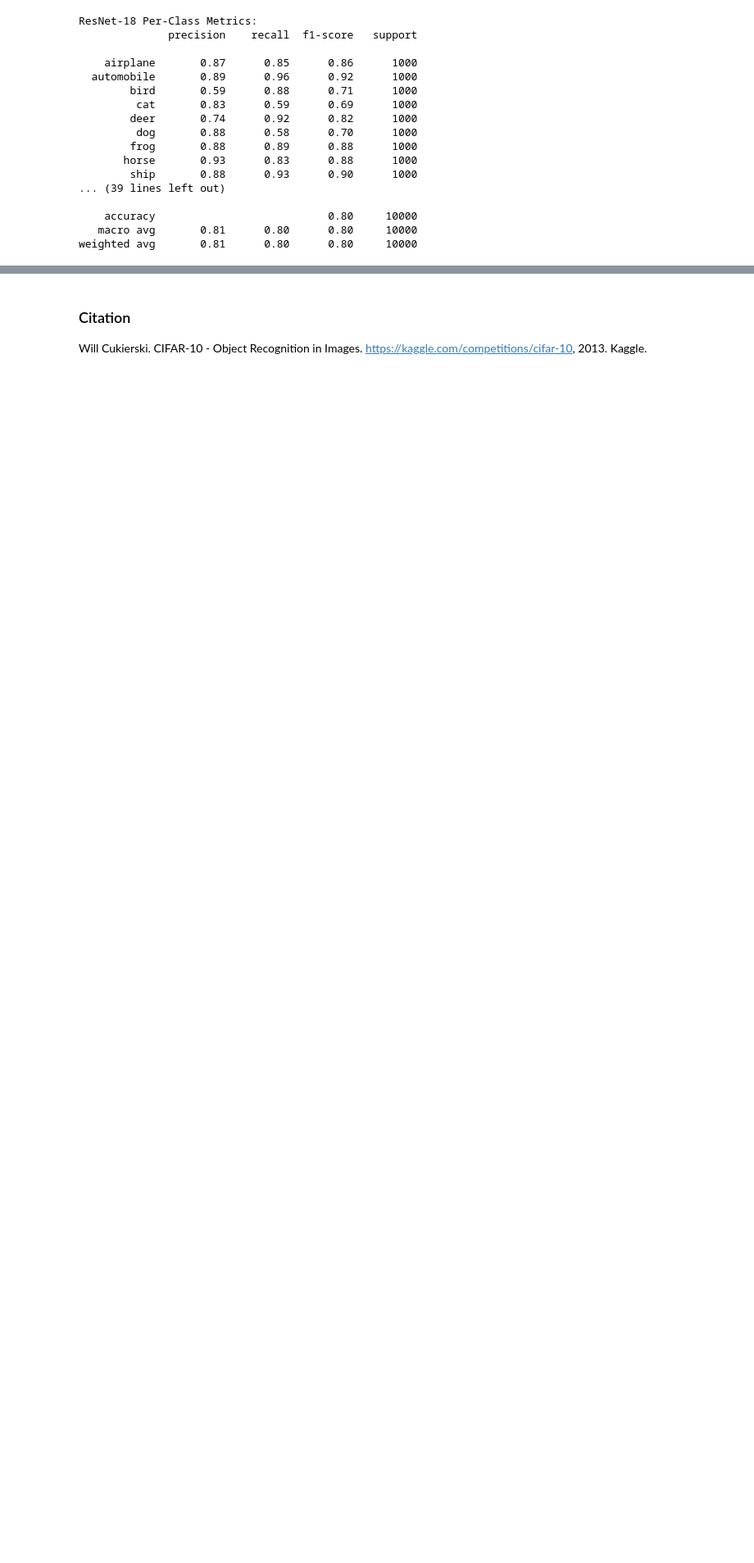
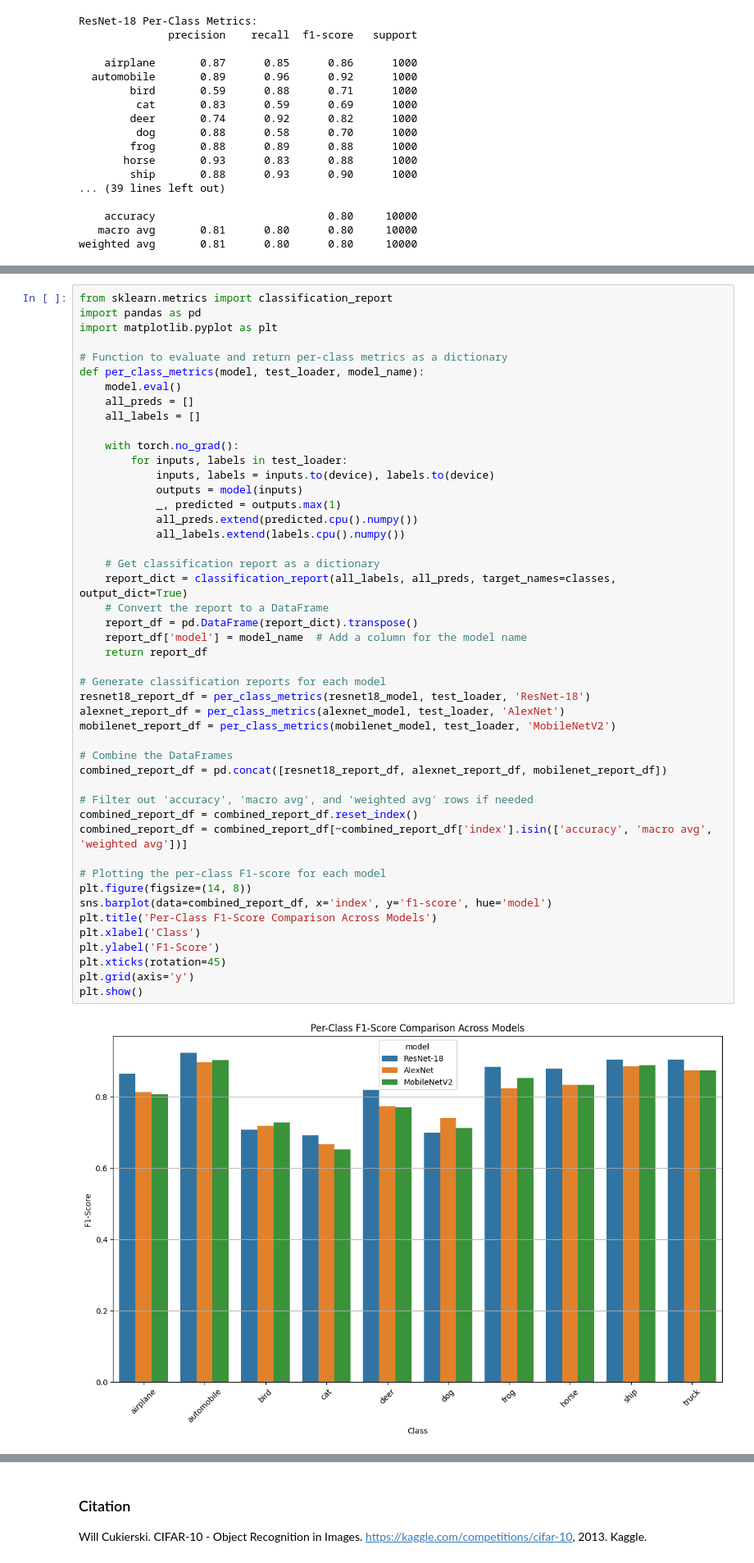
Before and after one commit to Chayonimeu/CNNs-for-image-classification, a Jupyter notebook: Final_Implementation_A2.ipynb, the cells around one changed output, grey strips where cells are left out. Shown at 82% size. Cells and saved outputs as stored; diff of their text form; blank space fills up the shorter version.

```diff
--- a/Final_Implementation_A2.ipynb
+++ b/Final_Implementation_A2.ipynb
@@ -575,0 +613,49 @@ plot_training_curves(train_acc_list, val_acc_list, metric_name='Accuracy')
+# %%
+from sklearn.metrics import classification_report
+import pandas as pd
+import matplotlib.pyplot as plt
+
+# Function to evaluate and return per-class metrics as a dictionary
+def per_class_metrics(model, test_loader, model_name):
+    model.eval()
+    all_preds = []
+    all_labels = []
+
+    with torch.no_grad():
+        for inputs, labels in test_loader:
+            inputs, labels = inputs.to(device), labels.to(device)
+            outputs = model(inputs)
+            _, predicted = outputs.max(1)
+            all_preds.extend(predicted.cpu().numpy())
+            all_labels.extend(labels.cpu().numpy())
+
+    # Get classification report as a dictionary
+    report_dict = classification_report(all_labels, all_preds, target_names=classes, output_dict=True)
+    # Convert the report to a DataFrame
+    report_df = pd.DataFrame(report_dict).transpose()
+    report_df['model'] = model_name  # Add a column for the model name
+    return report_df
+
+# Generate classification reports for each model
+resnet18_report_df = per_class_metrics(resnet18_model, test_loader, 'ResNet-18')
+alexnet_report_df = per_class_metrics(alexnet_model, test_loader, 'AlexNet')
+mobilenet_report_df = per_class_metrics(mobilenet_model, test_loader, 'MobileNetV2')
+
+# Combine the DataFrames
+combined_report_df = pd.concat([resnet18_report_df, alexnet_report_df, mobilenet_report_df])
+
+# Filter out 'accuracy', 'macro avg', and 'weighted avg' rows if needed
+combined_report_df = combined_report_df.reset_index()
+combined_report_df = combined_report_df[~combined_report_df['index'].isin(['accuracy', 'macro avg', 'weighted avg'])]
+
+# Plotting the per-class F1-score for each model
+plt.figure(figsize=(14, 8))
+sns.barplot(data=combined_report_df, x='index', y='f1-score', hue='model')
+plt.title('Per-Class F1-Score Comparison Across Models')
+plt.xlabel('Class')
+plt.ylabel('F1-Score')
+plt.xticks(rotation=45)
+plt.grid(axis='y')
+plt.show()
+# %% [output]
+[figure, added]
```
Also changed, not shown: parts of 4 cells of this notebook.
